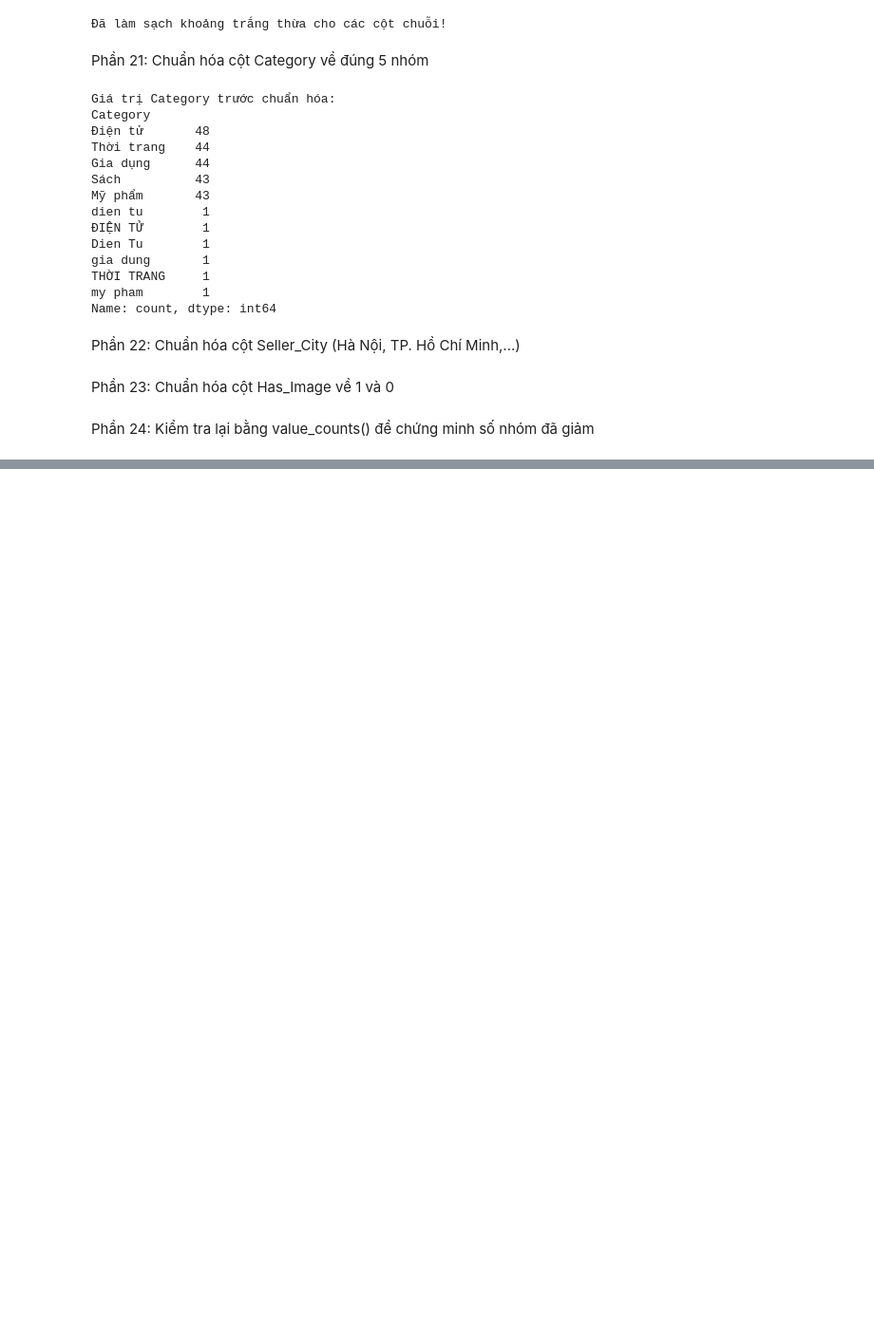
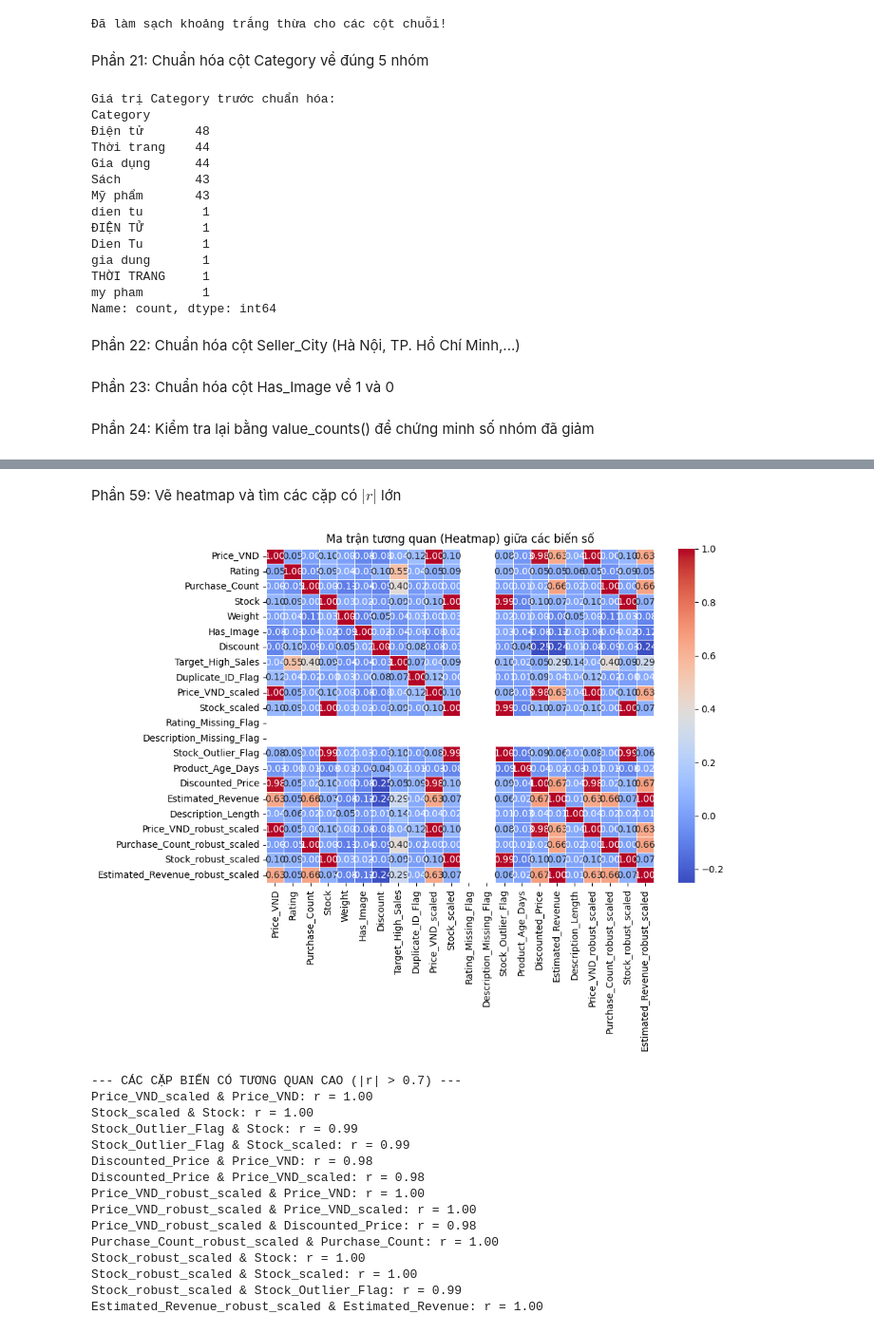
Before and after one commit to IAMIOT1/h-c-m-y-, a Jupyter notebook: BTTH_1.ipynb, the cells around one changed output, grey strips where cells are left out. Shown at 95% size. Saved outputs shown, nothing was run; the diff lists cells and outputs as text; code cells hidden in the pictures; blank space fills up the shorter version.

```diff
--- a/BTTH_1.ipynb
+++ b/BTTH_1.ipynb
@@ -684,0 +1216,12 @@ dtype: int64
+# %%
+import pandas as pd
+import numpy as np
+
+# Chọn các cột số (numeric columns) có trong df_clean sau khi làm sạch và tạo đặc trưng
+numeric_df = df_clean.select_dtypes(include=[np.number])
+
+# Tính ma trận tương quan Pearson
+corr_matrix = numeric_df.corr()
+
+print("--- MA TRẬN TƯƠNG QUAN ---")
+display(corr_matrix.head(8))
@@ -684,0 +1240,42 @@ dtype: int64
+# %% [markdown]
+Phần 59: Vẽ heatmap và tìm các cặp có $\vert r \vert$ lớn
+# %%
+import matplotlib.pyplot as plt
+import seaborn as sns
+
+plt.figure(figsize=(10, 8))
+sns.heatmap(corr_matrix, annot=True, cmap='coolwarm', fmt='.2f', linewidths=0.5, cbar=True)
+plt.title('Ma trận tương quan (Heatmap) giữa các biến số')
+plt.tight_layout()
+plt.show()
+
+# Tìm các cặp biến có hệ số tương quan tuyệt đối lớn (|r| > 0.7 và khác 1.0)
+threshold = 0.7
+high_corr_pairs = []
+
+for i in range(len(corr_matrix.columns)):
+    for j in range(i):
+        val = corr_matrix.iloc[i, j]
+        if abs(val) > threshold:
+            high_corr_pairs.append((corr_matrix.columns[i], corr_matrix.columns[j], val))
+
+print(f"--- CÁC CẶP BIẾN CÓ TƯƠNG QUAN CAO (|r| > {threshold}) ---")
+for pair in high_corr_pairs:
+    print(f"{pair[0]} & {pair[1]}: r = {pair[2]:.2f}")
+# %% [output]
+[figure, added]
+--- CÁC CẶP BIẾN CÓ TƯƠNG QUAN CAO (|r| > 0.7) ---
+Price_VND_scaled & Price_VND: r = 1.00
+Stock_scaled & Stock: r = 1.00
+Stock_Outlier_Flag & Stock: r = 0.99
+Stock_Outlier_Flag & Stock_scaled: r = 0.99
+Discounted_Price & Price_VND: r = 0.98
+Discounted_Price & Price_VND_scaled: r = 0.98
+Price_VND_robust_scaled & Price_VND: r = 1.00
+Price_VND_robust_scaled & Price_VND_scaled: r = 1.00
+Price_VND_robust_scaled & Discounted_Price: r = 0.98
+Purchase_Count_robust_scaled & Purchase_Count: r = 1.00
+Stock_robust_scaled & Stock: r = 1.00
+Stock_robust_scaled & Stock_scaled: r = 1.00
+Stock_robust_scaled & Stock_Outlier_Flag: r = 0.99
+Estimated_Revenue_robust_scaled & Estimated_Revenue: r = 1.00
```
Also changed, not shown: parts of 109 cells of this notebook.
